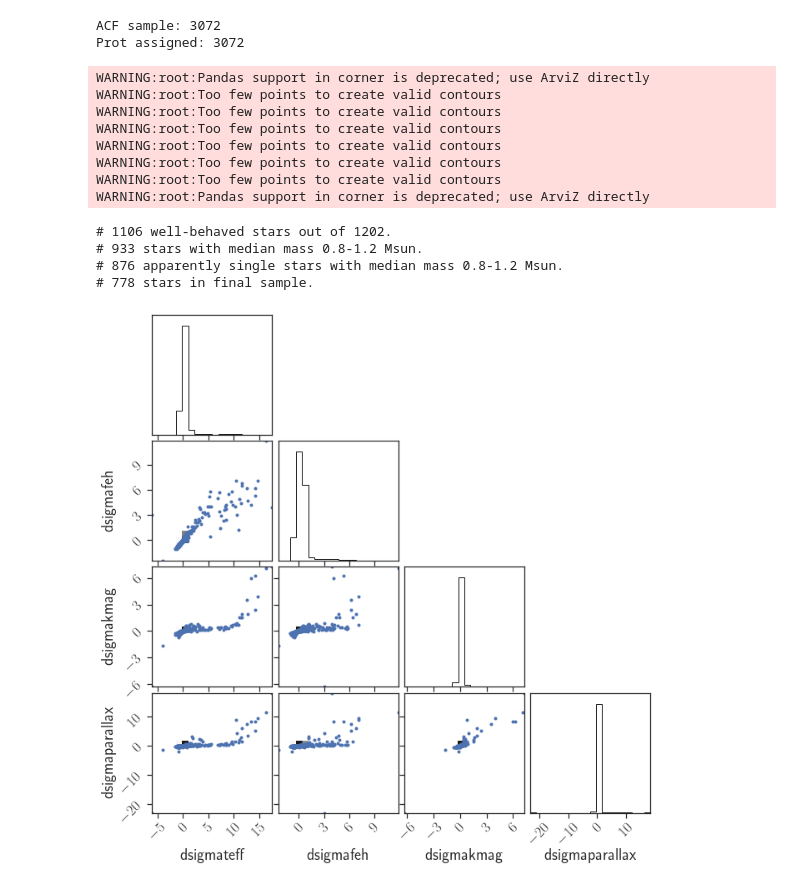
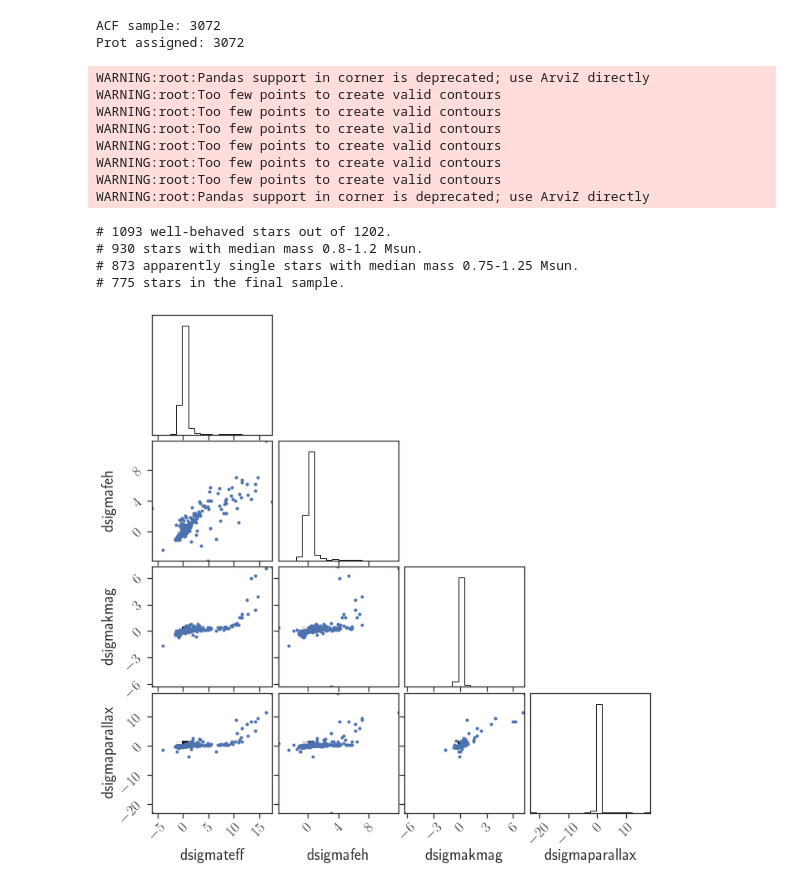
Before and after one commit to kemasuda/acheron, a Jupyter notebook: cks_frot/define_sample.ipynb, the cells around one changed output. Cells and saved outputs as stored; diff of their text form; code cells hidden in the pictures.

```diff
--- a/cks_frot/define_sample.ipynb
+++ b/cks_frot/define_sample.ipynb
@@ -42,7 +42,7 @@ print ('Prot assigned: %d'%np.sum(drotm15.Prot==drotm15.Prot))
 ACF sample: 3072
 Prot assigned: 3072
 # %%
-def clean(inputfile, postdir, dsigmaobs_th=2., feh_th=0.4):
+def clean(inputfile, postdir, dsigmaobs_th=2., feh_th=0.4, use_gyro=False):
     dinput = pd.read_csv(inputfile)
     dinput["kmag"] = dinput.kmag_corrected
     dinput["kmag_err"] = dinput.kmag_err_corrected
@@ -52,7 +52,17 @@ def clean(inputfile, postdir, dsigmaobs_th=2., feh_th=0.4):
     dinput["feh_err"] = 0.1
     dinput["logg_err"] = 0.1
 
-    dpct = summarize_results(postdir, dinput, keys, obskeys)
+    if not use_gyro:
+        dpct = summarize_results(postdir, dinput, keys, obskeys)
+    else:
+        postdir_joint = postdir.replace("cks", "cksjoint")
+        jidx = (dinput.acf==True) & (dinput.Prot==dinput.Prot)
+        d_joint = dinput[jidx].reset_index(drop=True)
+        d_iso = dinput[~jidx].reset_index(drop=True)
+        dpct_j = summarize_results(postdir_joint, d_joint, keys, obskeys)
+        dpct_i = summarize_results(postdir, d_iso, keys, obskeys)
+        dpct = pd.concat([dpct_j, dpct_i]).reset_index(drop=True)
+
     fig = corner.corner(dpct[["dsigmateff", "dsigmafeh", "dsigmakmag", "dsigmaparallax"]], plot_contours=False)
     fig = corner.overplot_points(fig, dpct[["dsigmateff", "dsigmafeh", "dsigmakmag", "dsigmaparallax"]])
 
@@ -60,9 +70,9 @@ def clean(inputfile, postdir, dsigmaobs_th=2., feh_th=0.4):
     dpct["idx"] = idxgood
     return dpct
 
-def define_sample(inputfile, postdir, drot, m_min, m_max):
+def define_sample(inputfile, postdir, drot, m_min, m_max, use_gyro=False):
     dinput = pd.read_csv(inputfile)
-    d = clean(inputfile, postdir)
+    d = clean(inputfile, postdir, use_gyro=use_gyro)
     """ binflag vs goodness of fit
     bins = np.linspace(0, 5, 20)
     plt.hist(d.dsigmaobs[d.binflag], bins=bins, histtype='step', density=True)
@@ -71,8 +81,8 @@ def define_sample(inputfile, postdir, drot, m_min, m_max):
     print ("# %d well-behaved stars out of %d."%(np.sum(d.idx), len(d)))
     sample_idx = d.idx & (m_min < d.iso_mass) & (d.iso_mass < m_max)
     sample_idx_nobin = sample_idx & (~d.binflag)
-    print ("# %d stars with median mass %.1f-%.1f Msun."%(np.sum(sample_idx), m_min, m_max))
-    print ("# %d apparently single stars with median mass %.1f-%.1f Msun."%(np.sum(sample_idx_nobin), m_min, m_max))
+    print ("# %d stars with median mass %.2f-%.2f Msun."%(np.sum(sample_idx), m_min, m_max))
+    print ("# %d apparently single stars with median mass %.2f-%.2f Msun."%(np.sum(sample_idx_nobin), m_min, m_max))
 
     dsmp = d[sample_idx_nobin].reset_index(drop=True)
     fig = corner.corner(dsmp[["dsigmateff", "dsigmafeh", "dsigmakmag", "dsigmaparallax"]], plot_contours=False)
@@ -80,14 +90,22 @@ def define_sample(inputfile, postdir, drot, m_min, m_max):
     plt.suptitle("clean sample", fontsize=20)
 
     d = pd.merge(dsmp, drot[['kepid', 'acf', 'Prot', 'e_Prot', 'Rvar', 'LPH', 'w', 'D', 'N', 'C', 'G', 'T', 'F', 'R', 'M1', 'M2']])
-    print ("# %d stars in final sample."%len(d))
+    print ("# %d stars in the final sample."%len(d))
     return d
 
-def get_posterior_samples(d, postdir, agekey="age", n_samples=10000):
+def get_posterior_samples(d, postdir, agekey="age", n_samples=10000, use_gyro=False):
     samples = []
     for i, kepid in enumerate(d.kepid):
-        filename = postdir + "%s_samples.csv"%kepid
-        dp = pd.read_csv(filename)[['mass', agekey]]
+        if not use_gyro:
+            filename = postdir + "%s_samples.csv"%kepid
+            dp = pd.read_csv(filename)[['mass', agekey]]
+        else:
+            filename = postdir.replace("cks", "cksjoint") + "%s_samples.csv"%kepid
+            if os.path.exists(filename):
+                dp = pd.read_csv(filename)[['mass', agekey]]
+            else:
+                filename = postdir + "%s_samples.csv"%kepid
+                dp = pd.read_csv(filename)[['mass', agekey]]
         samples.append(np.array(dp)[:n_samples])
     samples = np.array(samples)
     return samples
@@ -104,16 +131,21 @@ agekey = "logage"
 # %%
-d = define_sample(inputfile, postdir, drot, m_min, m_max)
+inputfile = "../input/isoinput_cks_valid.csv"
+postdir = "../posterior_samples/posteriors_cks_logage/"
+name = "joint_loga_m%.2f-%.2f"%(m_min, m_max)
+agekey = "logage"
+d = define_sample(inputfile, postdir, drot, m_min, m_max, use_gyro=True)
+samples = get_posterior_samples(d, postdir, agekey='age', use_gyro=True)
 # %% [output]
 WARNING:root:Pandas support in corner is deprecated; use ArviZ directly
 WARNING:root:Too few points to create valid contours
 WARNING:root:Too few points to create valid contours
 WARNING:root:Too few points to create valid contours
 WARNING:root:Too few points to create valid contours
 WARNING:root:Too few points to create valid contours
 WARNING:root:Too few points to create valid contours
 WARNING:root:Pandas support in corner is deprecated; use ArviZ directly
-# 1106 well-behaved stars out of 1202.
-# 933 stars with median mass 0.8-1.2 Msun.
-# 876 apparently single stars with median mass 0.8-1.2 Msun.
-# 778 stars in final sample.
+# 1093 well-behaved stars out of 1202.
+# 930 stars with median mass 0.8-1.2 Msun.
+# 873 apparently single stars with median mass 0.75-1.25 Msun.
+# 775 stars in the final sample.
-[figure, old version]
+[figure, new version]
```
Also changed, not shown: parts of 6 cells of this notebook, 2 other files.
